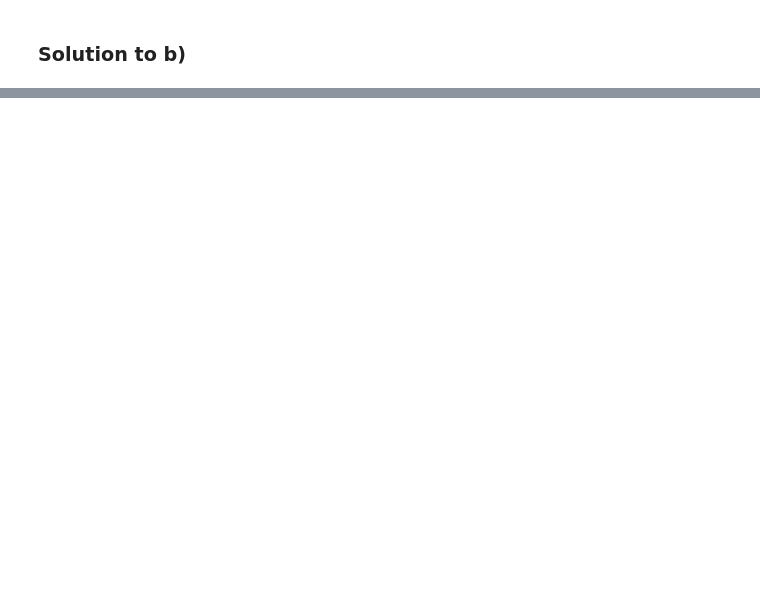
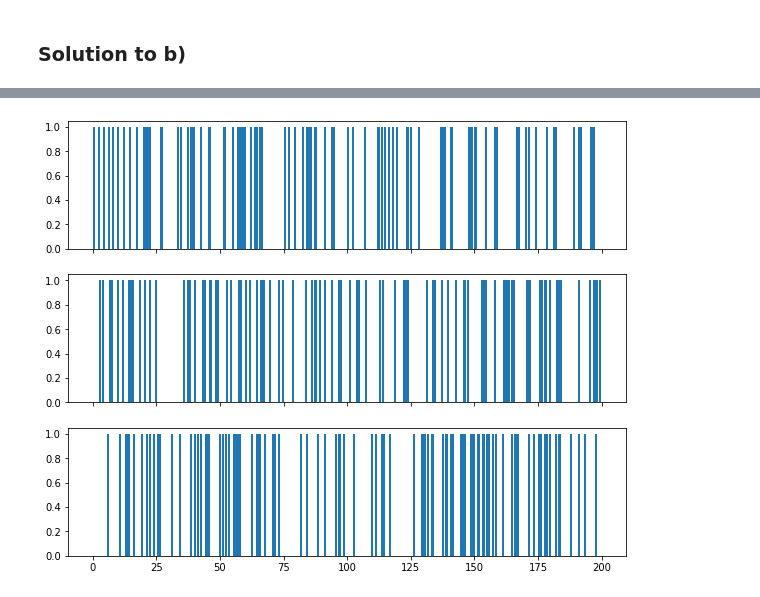
Before and after one commit to Ocete/mcd-pe-continuo, a Jupyter notebook: P1/ejercicios.ipynb, the cells around one changed output, grey strips where cells are left out. Saved outputs shown, nothing was run; the diff lists cells and outputs as text; code cells hidden in the pictures; blank space fills up the shorter version.

```diff
--- a/P1/ejercicios.ipynb
+++ b/P1/ejercicios.ipynb
@@ -219,0 +243,18 @@ exercise_1()
+# %%
+import matplotlib.pyplot as plt
+import numpy as np
+
+import sys
+sys.path.append('./imports')
+import arrival_process_simulation as arrival
+
+lambda_rate = 0.5
+t0 = 0.0
+t1 = 200.0
+M = 3
+arrival_times = arrival.simulate_poisson(t0, t1, lambda_rate, M)
+fig, axs = plt.subplots(M, sharex=True, num=1, figsize=(10,8))
+for m in range(M):
+     axs[m].bar(arrival_times[m], np.ones_like(arrival_times[m]))
+# %% [output]
+[figure, added]
```
Also changed, not shown: parts of 3 cells of this notebook, 3 other files.
